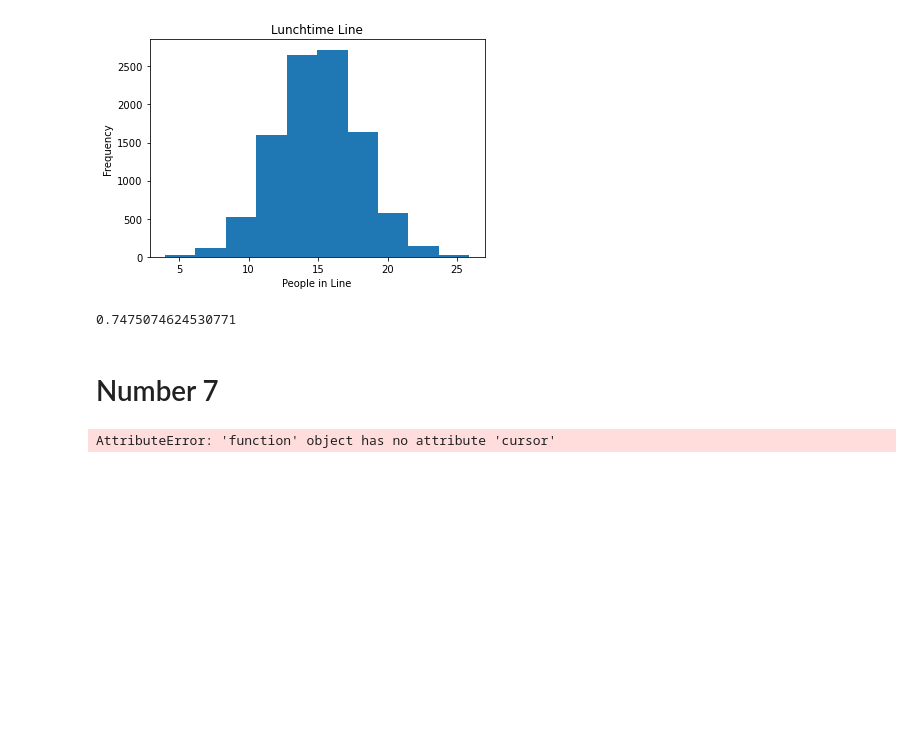
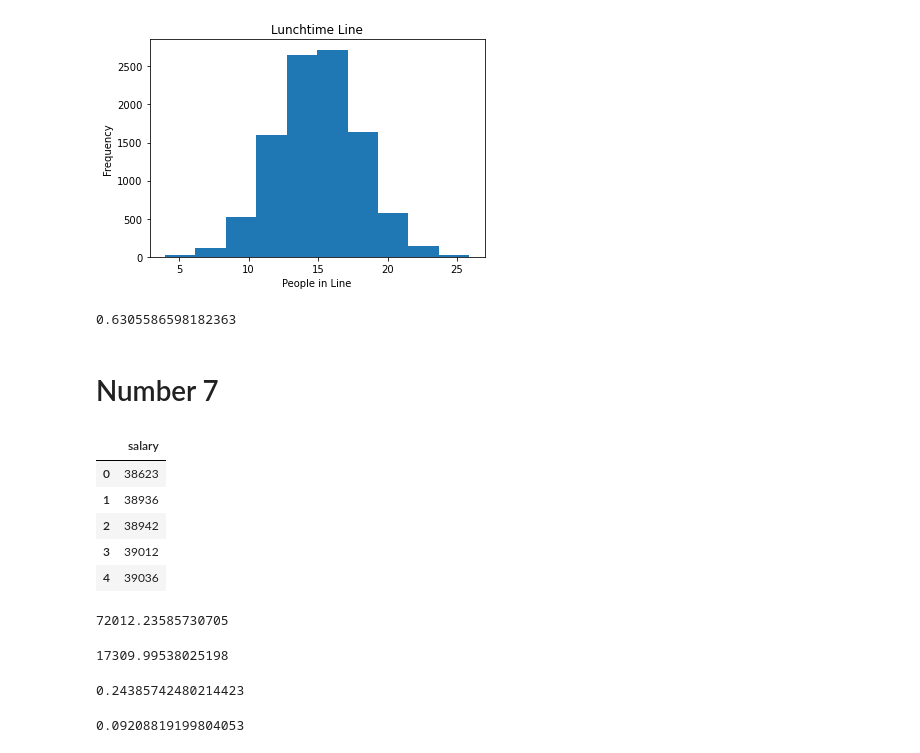
Before and after one commit to MatthewL09/statistics-exercises, a Jupyter notebook: probability_distributions.ipynb, the cells around one changed output. Saved outputs shown, nothing was run; the diff lists cells and outputs as text; code cells hidden in the pictures; blank space fills up the shorter version.

```diff
--- a/probability_distributions.ipynb
+++ b/probability_distributions.ipynb
@@ -144,12 +212,18 @@ plt.show
 mean = 15
 stdd = 3
 
-stats.norm(15, 3).cdf(17)
+stats.norm(15, 3).cdf(16)
 # %% [output]
-0.7475074624530771
+0.6305586598182363
 # %% [markdown]
 # Number 7
-# %%
-pd.read_sql('SELECT * FROM employees', get_db_url)
-# %% [output]
-AttributeError: 'function' object has no attribute 'cursor'
+# %%
+salary = pd.read_sql("SELECT salary FROM salaries WHERE to_date  > NOW() ORDER BY salary", get_db_url('employees'))
+salary.head()
+# %% [output]
+|  | salary |
+| 0 | 38623 |
+| 1 | 38936 |
+| 2 | 38942 |
+| 3 | 39012 |
+| 4 | 39036 |
@@ -155,0 +232,18 @@ AttributeError: 'function' object has no attribute 'cursor'
+# %%
+mean = salary.salary.mean()
+mean
+# %% [output]
+72012.23585730705
+# %%
+stddev = salary.salary.std()
+stddev
+# %% [output]
+17309.99538025198
+# %%
+stats.norm(mean, stddev).cdf(60000)
+# %% [output]
+0.24385742480214423
+# %%
+stats.norm(mean, stddev).sf(95000)
+# %% [output]
+0.09208819199804053
```
Also changed, not shown: parts of 27 cells of this notebook.
